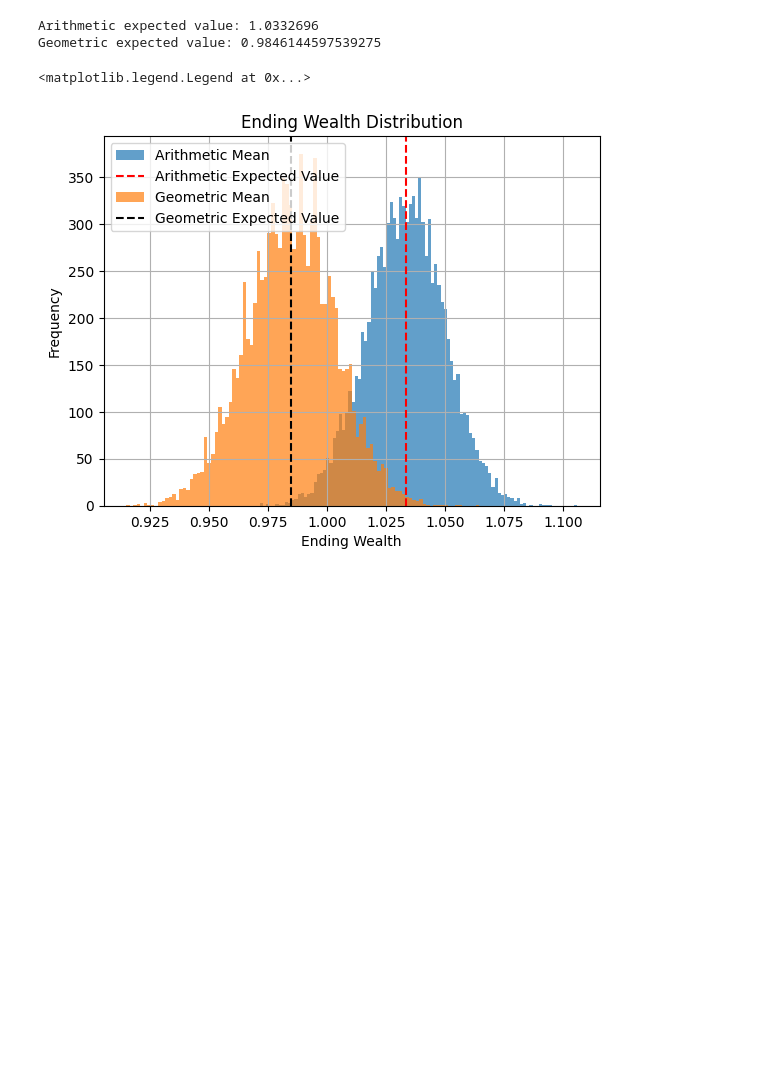
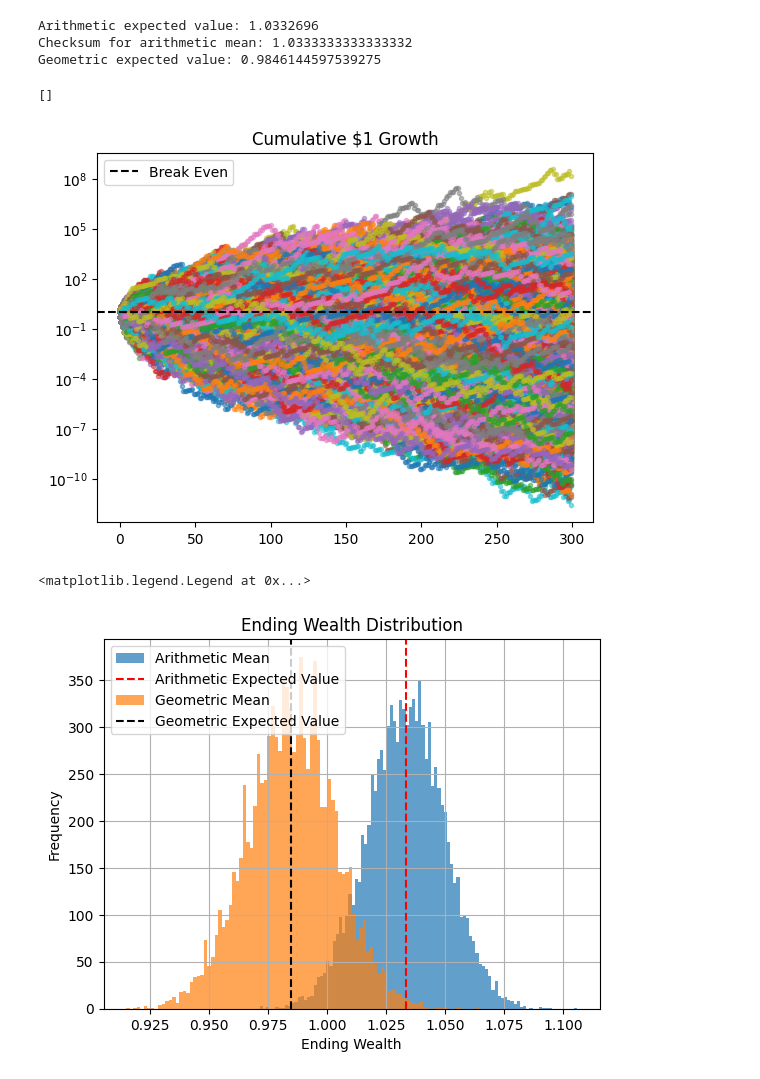
Before and after one commit to jovsa/safe-haven-reproduction, a Jupyter notebook: eternal_return.ipynb, the cells around one changed output. Saved outputs shown, nothing was run; the diff lists cells and outputs as text; code cells hidden in the pictures; blank space fills up the shorter version.

Commit message:
adding cumprod mc growth graph

```diff
--- a/eternal_return.ipynb
+++ b/eternal_return.ipynb
@@ -16,12 +16,27 @@ arithmetic_mean = np.mean(mc, axis=1)
 arithmetic_center  = np.mean(arithmetic_mean)
 print(f"Arithmetic expected value: {arithmetic_center}")
 
+print(f"Checksum for arithmetic mean: {np.sum(dice_payoff * dice_probs)}")
+
 geometric_mean = gmean(mc, axis=1)
 geom_center  = gmean(geometric_mean)
 print(f"Geometric expected value: {geom_center}")
 # %% [output]
 Arithmetic expected value: 1.0332696
+Checksum for arithmetic mean: 1.0333333333333332
 Geometric expected value: 0.9846144597539275
+# %%
+mc_cumprod = np.cumprod(mc, axis=1)
+fig, ax = plt.subplots()
+ax.plot(np.arange(n_rolls), mc_cumprod.T, alpha=0.5, linewidth=0.5, marker = '.', linestyle='--')
+ax.set_title("Cumulative $1 Growth")
+plt.axhline(y=1, color='black', linestyle='--', label='Break Even')
+ax.set_yscale('log')
+ax.legend()
+ax.plot()
+# %% [output]
+[]
+[figure, added]
 # %%
 fig, ax = plt.subplots()
 ax.hist(arithmetic_mean, bins=100, alpha=0.7, label='Arithmetic Mean')
```
Also changed, not shown: parts of 6 cells of this notebook.
